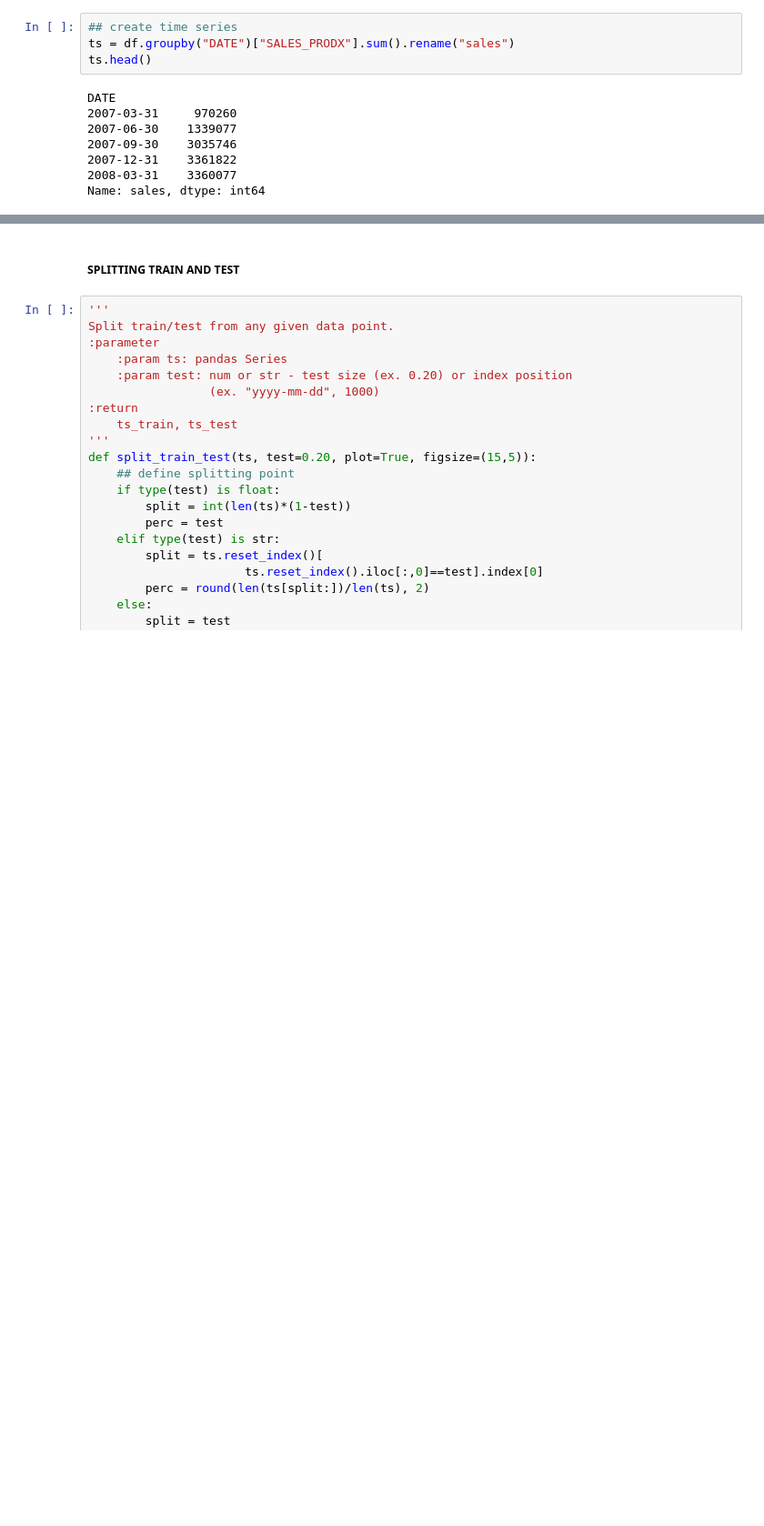
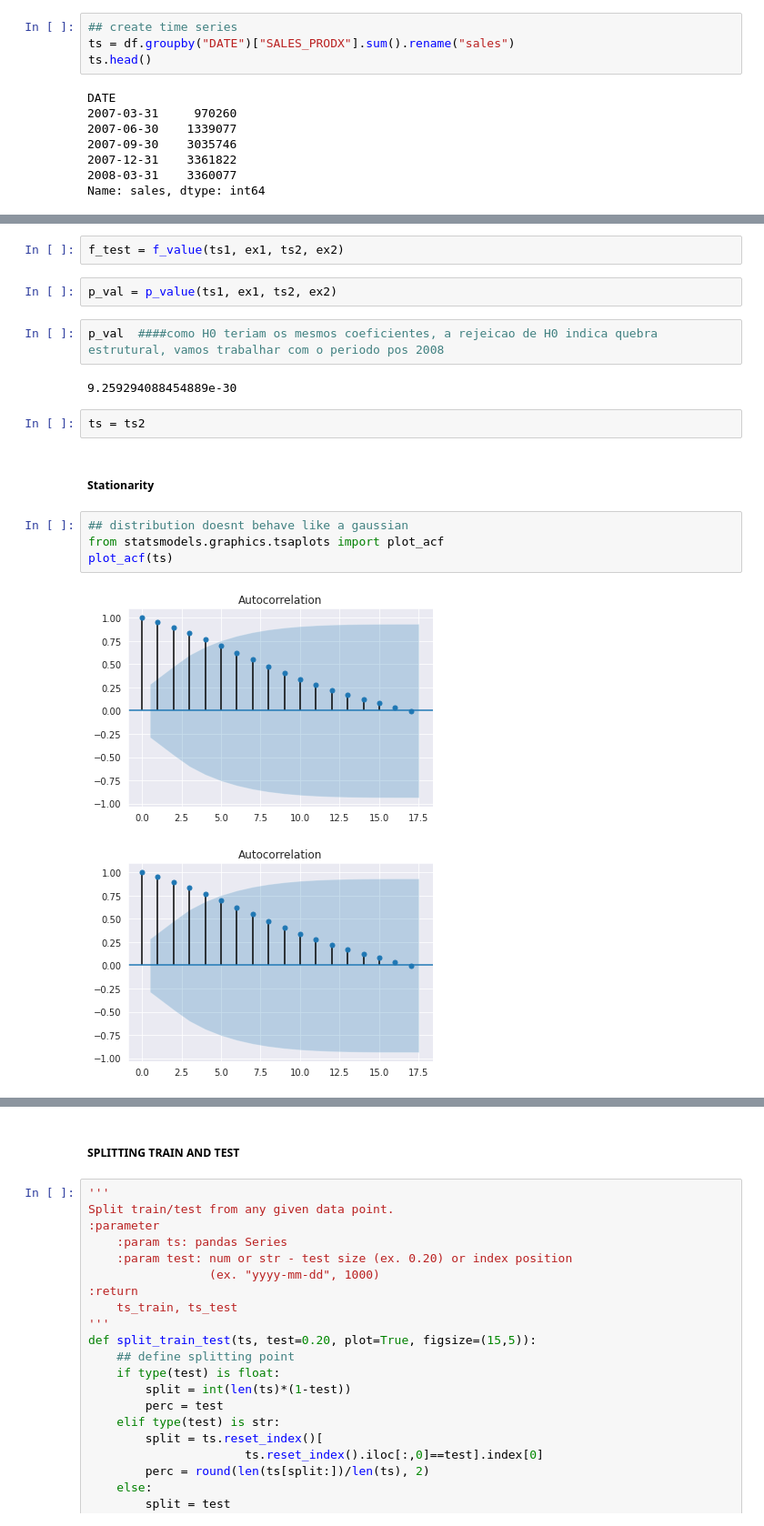
Before and after one commit to anaypess/Forecasting, a Jupyter notebook: Forecasting.ipynb, the cells around one changed output, grey strips where cells are left out. Shown at 91% size. Saved outputs shown, nothing was run; the diff lists cells and outputs as text; blank space fills up the shorter version.

```diff
--- a/Forecasting.ipynb
+++ b/Forecasting.ipynb
@@ -41,0 +144,19 @@ Name: sales, dtype: int64
+# %%
+f_test = f_value(ts1, ex1, ts2, ex2)
+# %%
+p_val = p_value(ts1, ex1, ts2, ex2)
+# %%
+p_val  ####como H0 teriam os mesmos coeficientes, a rejeicao de H0 indica quebra estrutural, vamos trabalhar com o periodo pos 2008
+# %% [output]
+9.259294088454889e-30
+# %%
+ts = ts2
+# %% [markdown]
+##### Stationarity
+# %%
+## distribution doesnt behave like a gaussian
+from statsmodels.graphics.tsaplots import plot_acf
+plot_acf(ts)
+# %% [output]
+[figure, added]
+[figure, added]
```
Also changed, not shown: parts of 33 cells of this notebook.
